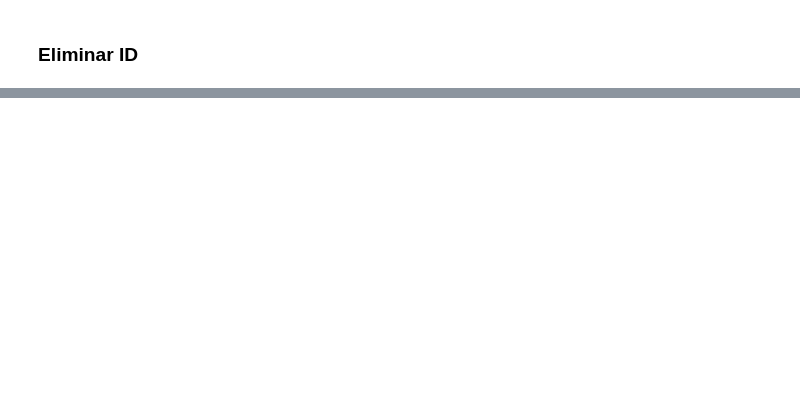
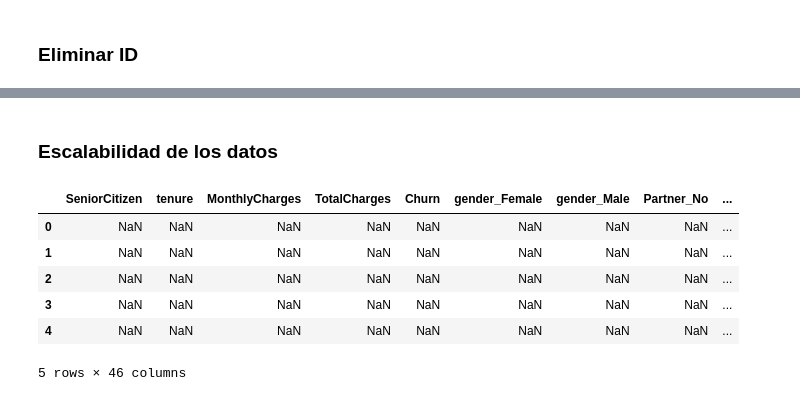
Before and after one commit to oscardbocanegra/learning_platzi, a Jupyter notebook: dataScientistPython/regresion_logistica_sklearn/regresion_logistica_binomial.ipynb, the cells around one changed output, grey strips where cells are left out. Drawn from its saved outputs; the diff is of its cells as text; code cells hidden in the pictures; blank space fills up the shorter version.

Commit message:
Análisis de Correlación y Escalado de Datos en Pandas

```diff
--- a/dataScientistPython/regresion_logistica_sklearn/regresion_logistica_binomial.ipynb
+++ b/dataScientistPython/regresion_logistica_sklearn/regresion_logistica_binomial.ipynb
@@ -93,0 +147,20 @@ df_data.dropna(inplace=True)
+# %% [markdown]
+### Escalabilidad de los datos
+# %%
+from sklearn.preprocessing import MinMaxScaler
+scaler = MinMaxScaler()
+df_data_processing_scaled = scaler.fit_transform(df_data_processing)
+# %%
+df_data_processing_scaled = pd.DataFrame(df_data_processing_scaled)
+# %%
+df_data_processing_scaled.columns = df_data_processing.columns
+# %%
+df_data_processing_scaled.head(5)
+# %% [output]
+|  | SeniorCitizen | tenure | MonthlyCharges | TotalCharges | Churn | gender_Female | gender_Male | Partner_No | ... |
+| 0 | NaN | NaN | NaN | NaN | NaN | NaN | NaN | NaN | ... |
+| 1 | NaN | NaN | NaN | NaN | NaN | NaN | NaN | NaN | ... |
+| 2 | NaN | NaN | NaN | NaN | NaN | NaN | NaN | NaN | ... |
+| 3 | NaN | NaN | NaN | NaN | NaN | NaN | NaN | NaN | ... |
+| 4 | NaN | NaN | NaN | NaN | NaN | NaN | NaN | NaN | ... |
+5 rows × 46 columns
```
Also changed, not shown: parts of 10 cells of this notebook.
